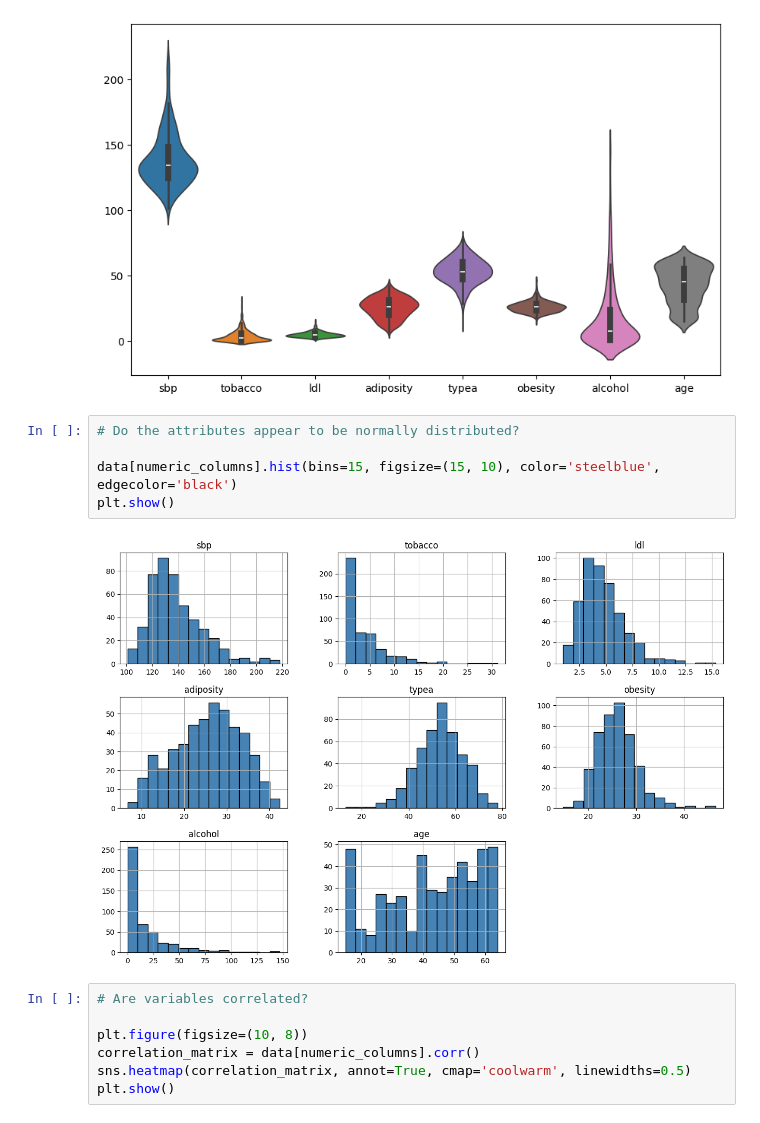
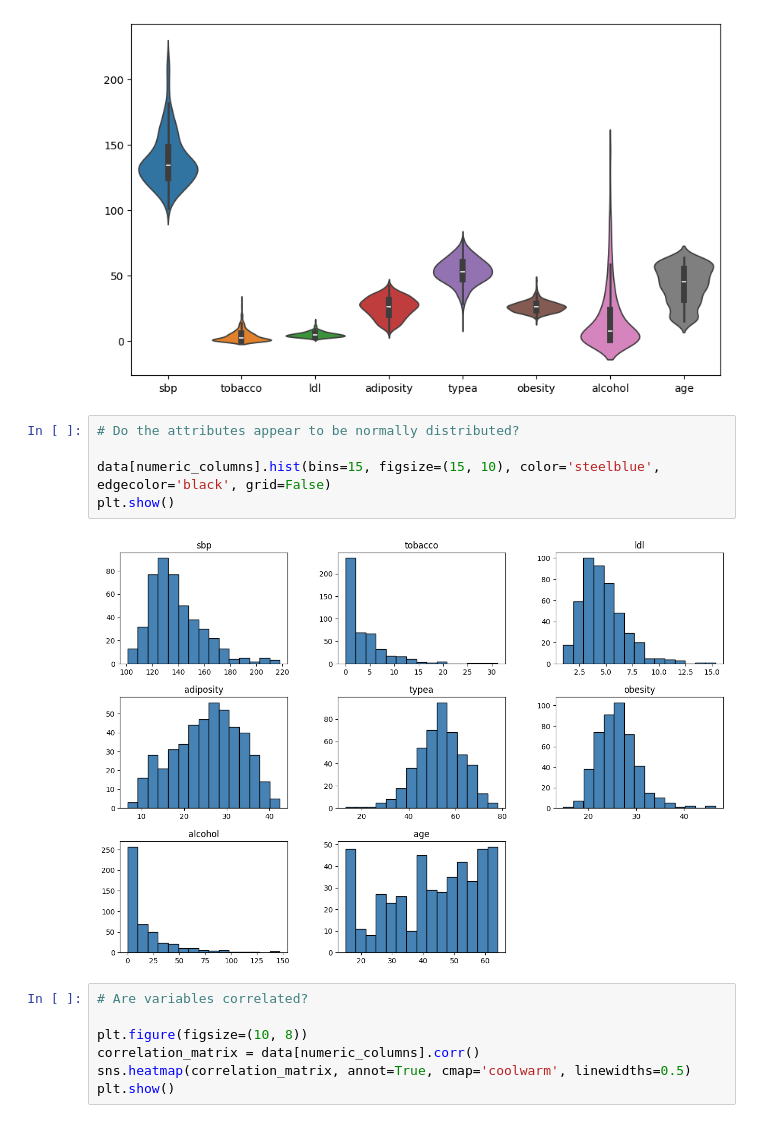
Before and after one commit to s243933/Introduction-to-ML-and-Data-Mining, a Jupyter notebook: EDA.ipynb, the cells around one changed output. Cells and saved outputs as stored; diff of their text form.

```diff
--- a/EDA.ipynb
+++ b/EDA.ipynb
@@ -80,10 +80,10 @@ boxplot = sns.violinplot(data=data[numeric_columns])
 # %%
 # Do the attributes appear to be normally distributed?
 
-data[numeric_columns].hist(bins=15, figsize=(15, 10), color='steelblue', edgecolor='black')
+data[numeric_columns].hist(bins=15, figsize=(15, 10), color='steelblue', edgecolor='black', grid=False)
 plt.show()
 # %% [output]
-[figure, old version]
+[figure, new version]
 # %%
 # Are variables correlated?
 
```
Also changed, not shown: parts of 7 cells of this notebook, 10 other files.
